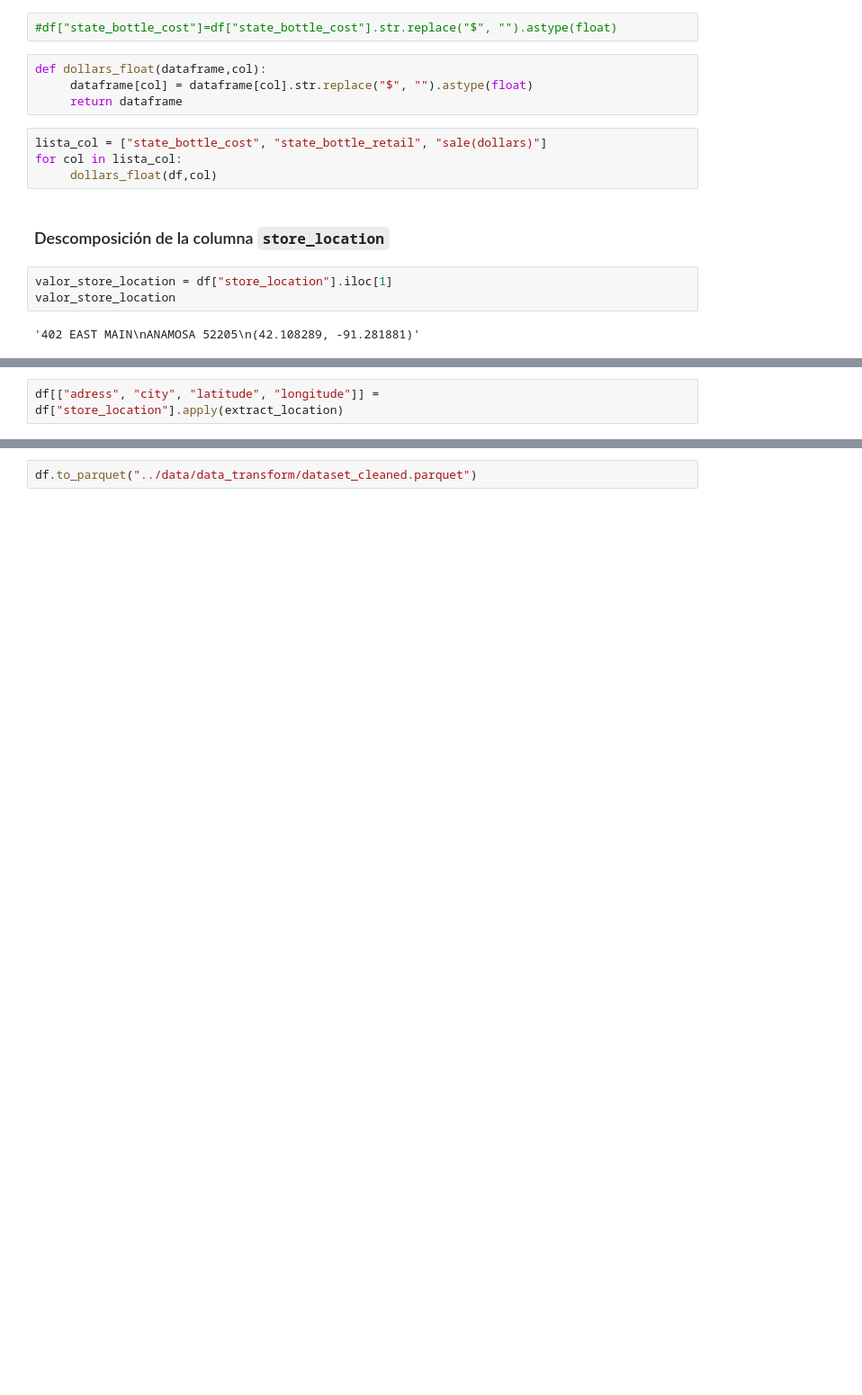
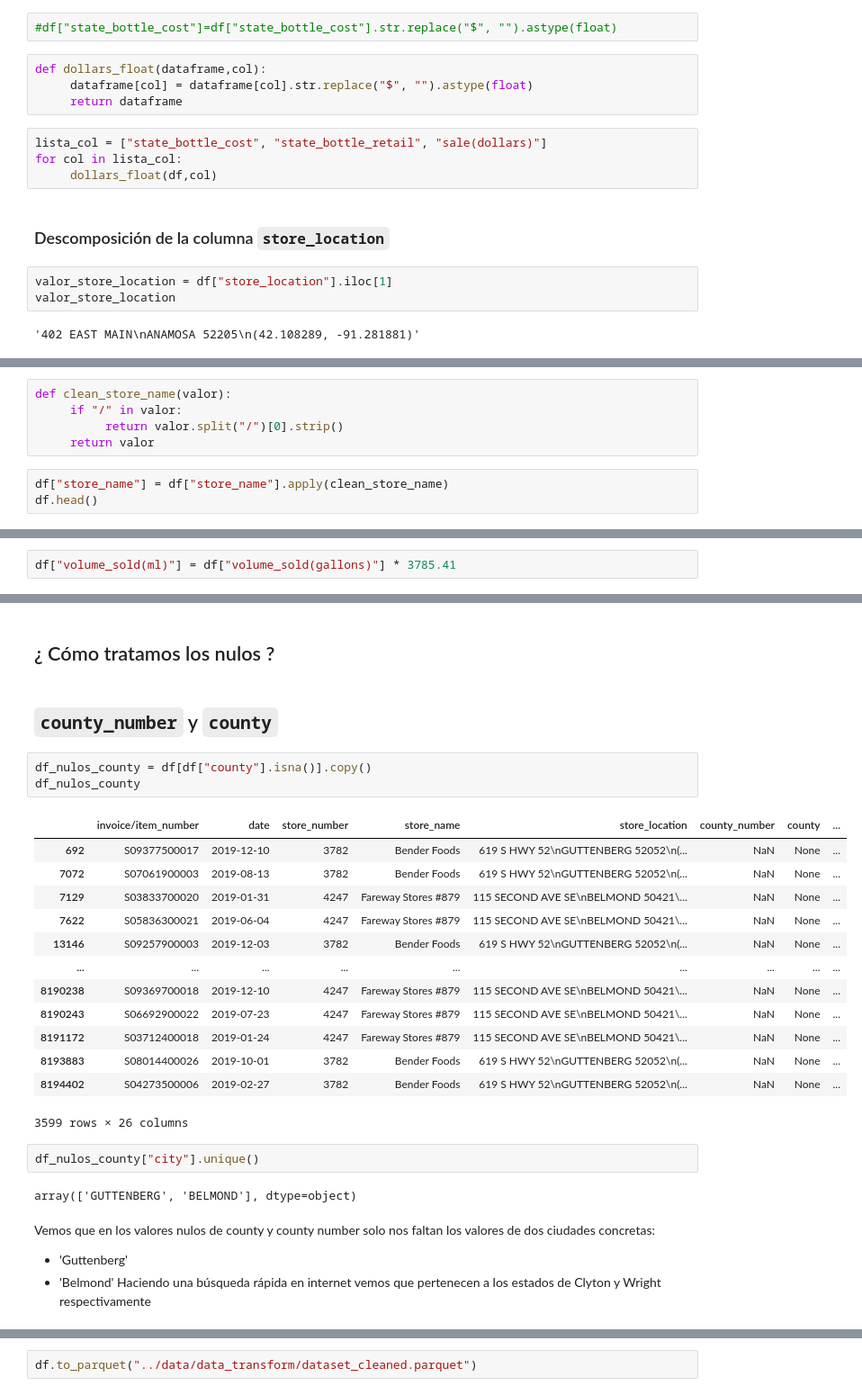
Before and after one commit to MariCruzTE/eda_ventas, a Jupyter notebook: jupyters/limpieza.ipynb, the cells around one changed output, grey strips where cells are left out. Shown: that part at 90% size. Saved outputs shown, nothing was run; the diff lists cells and outputs as text; blank space fills up the shorter version.

Commit message:
Actualización de ficheros, trabajos de limpieza y tratamiento de nulos

```diff
--- a/jupyters/limpieza.ipynb
+++ b/jupyters/limpieza.ipynb
@@ -184,2 +216,0 @@ def extract_location(valor):
-# %%
-df[["adress", "city", "latitude", "longitude"]] = df["store_location"].apply(extract_location)
@@ -205,0 +282,8 @@ memory usage: 395.5+ MB
+# %%
+def clean_store_name(valor):
+     if "/" in valor:
+          return valor.split("/")[0].strip()
+     return valor
+# %%
+df["store_name"] = df["store_name"].apply(clean_store_name)
+df.head()
@@ -205,0 +299,2 @@ memory usage: 395.5+ MB
+# %%
+df["volume_sold(ml)"] = df["volume_sold(gallons)"] * 3785.41
@@ -205,0 +342,30 @@ memory usage: 395.5+ MB
+# %% [markdown]
+## ¿ Cómo tratamos los nulos ?
+# %% [markdown]
+## `county_number` y `county`
+# %%
+df_nulos_county = df[df["county"].isna()].copy()
+df_nulos_county
+# %% [output]
+|  | invoice/item_number | date | store_number | store_name | store_location | county_number | county | ... |
+| 692 | S09377500017 | 2019-12-10 | 3782 | Bender Foods | 619 S HWY 52\nGUTTENBERG 52052\n(... | NaN | None | ... |
+| 7072 | S07061900003 | 2019-08-13 | 3782 | Bender Foods | 619 S HWY 52\nGUTTENBERG 52052\n(... | NaN | None | ... |
+| 7129 | S03833700020 | 2019-01-31 | 4247 | Fareway Stores #879 | 115 SECOND AVE SE\nBELMOND 50421\... | NaN | None | ... |
+| 7622 | S05836300021 | 2019-06-04 | 4247 | Fareway Stores #879 | 115 SECOND AVE SE\nBELMOND 50421\... | NaN | None | ... |
+| 13146 | S09257900003 | 2019-12-03 | 3782 | Bender Foods | 619 S HWY 52\nGUTTENBERG 52052\n(... | NaN | None | ... |
+| ... | ... | ... | ... | ... | ... | ... | ... | ... |
+| 8190238 | S09369700018 | 2019-12-10 | 4247 | Fareway Stores #879 | 115 SECOND AVE SE\nBELMOND 50421\... | NaN | None | ... |
+| 8190243 | S06692900022 | 2019-07-23 | 4247 | Fareway Stores #879 | 115 SECOND AVE SE\nBELMOND 50421\... | NaN | None | ... |
+| 8191172 | S03712400018 | 2019-01-24 | 4247 | Fareway Stores #879 | 115 SECOND AVE SE\nBELMOND 50421\... | NaN | None | ... |
+| 8193883 | S08014400026 | 2019-10-01 | 3782 | Bender Foods | 619 S HWY 52\nGUTTENBERG 52052\n(... | NaN | None | ... |
+| 8194402 | S04273500006 | 2019-02-27 | 3782 | Bender Foods | 619 S HWY 52\nGUTTENBERG 52052\n(... | NaN | None | ... |
+3599 rows × 26 columns
+# %%
+df_nulos_county["city"].unique()
+# %% [output]
+array(['GUTTENBERG', 'BELMOND'], dtype=object)
+# %% [markdown]
+Vemos que en los valores nulos de county y county number solo nos faltan los valores de dos ciudades concretas:
+- 'Guttenberg'
+- 'Belmond'
+Haciendo una búsqueda rápida en internet vemos que pertenecen a los estados de Clyton y Wright respectivamente
```
Also changed, not shown: parts of 31 cells of this notebook, 4 other files.
